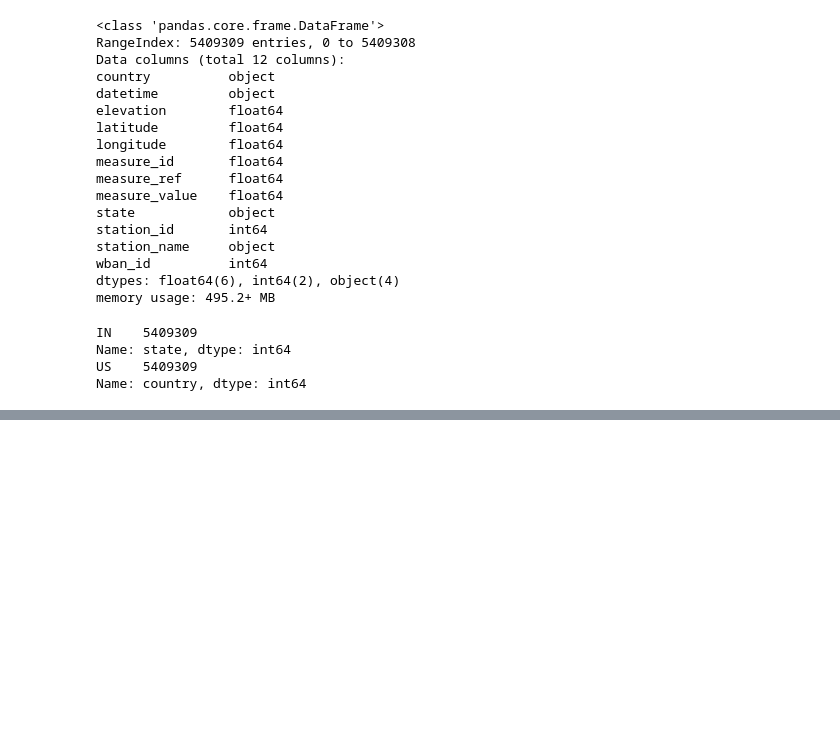
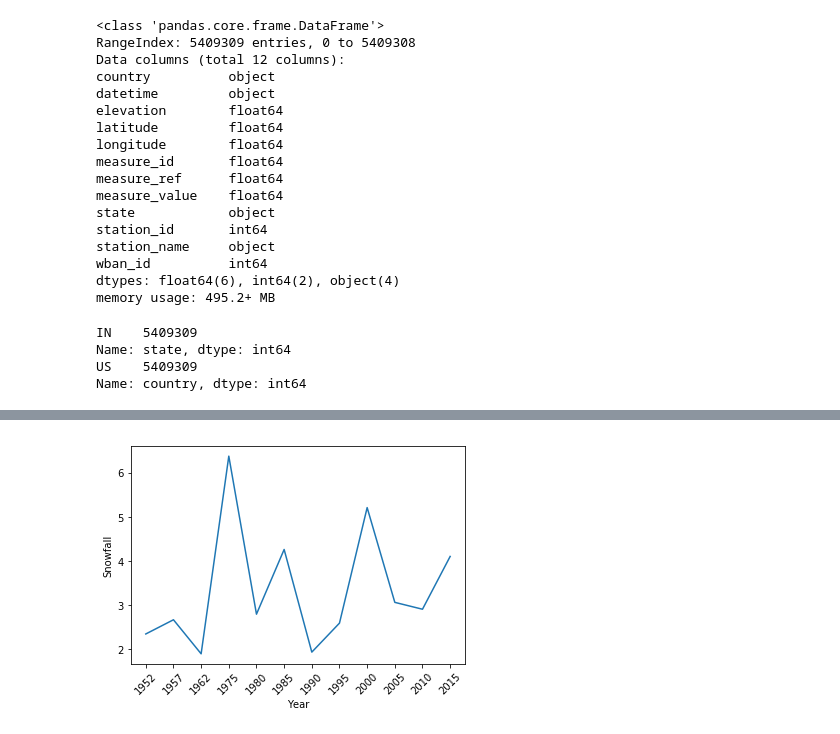
Before and after one commit to glentner/AITP2019-DS-Challenge, a Jupyter notebook: code/PostProcessing_IN.ipynb, the cells around one changed output, grey strips where cells are left out. Saved outputs shown, nothing was run; the diff lists cells and outputs as text; code cells hidden in the pictures; blank space fills up the shorter version.

```diff
--- a/code/PostProcessing_IN.ipynb
+++ b/code/PostProcessing_IN.ipynb
@@ -78,0 +190,6 @@ Name: country, dtype: int64
+# %%
+date = data_snow.datetime.apply(str)
+date = date.str.split('[/-]', expand=True)
+# %%
+data_snow['year'] = date[0]
+data_snow['month'] = date[1]
@@ -78,0 +208,12 @@ Name: country, dtype: int64
+# %%
+k2_snow = data_snow.groupby('year', as_index=False)['measure_value'].mean()
+# %%
+k2_snow = k2_snow.values
+# %%
+plt.plot(k2_snow[::5,0], k2_snow[::5,1], label="Snow Inch")
+plt.xlabel("Year")
+plt.ylabel("Snowfall")
+plt.xticks(rotation=45)
+plt.show()
+# %% [output]
+[figure, added]
```
Also changed, not shown: parts of 19 cells of this notebook.
